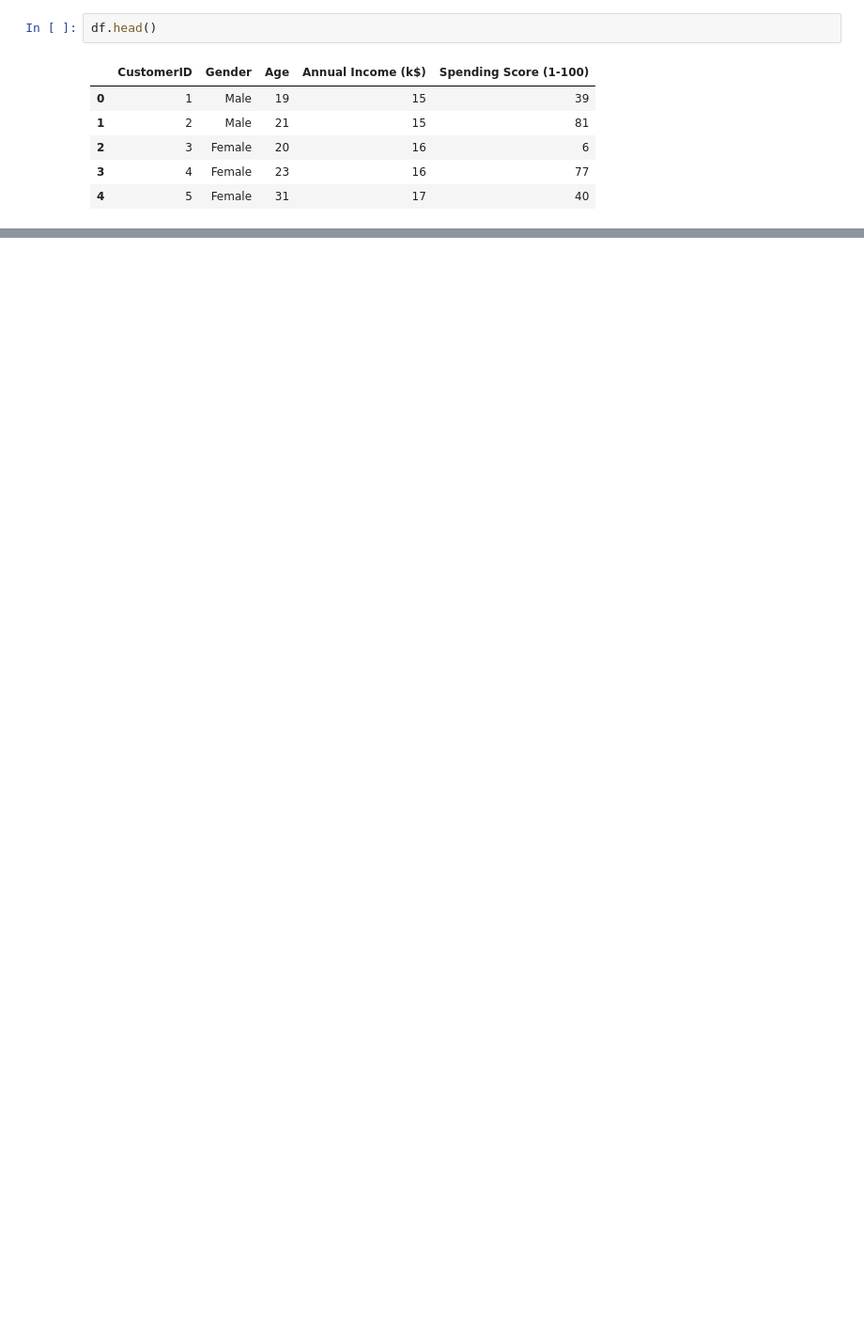
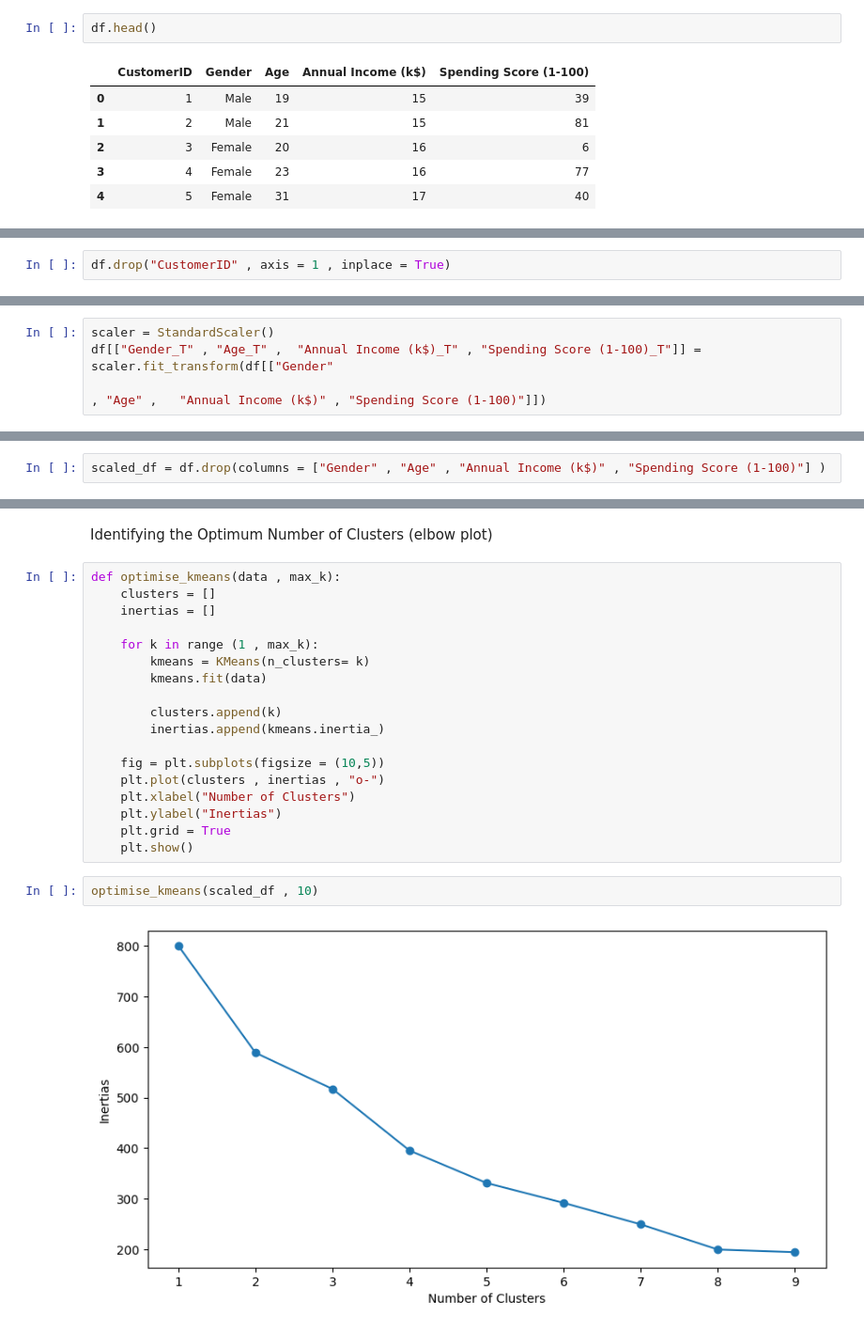
Before and after one commit to shahdAhmed101/PRODIGY_ML_02, a Jupyter notebook: Task 02.ipynb, the cells around one changed output, grey strips where cells are left out. Shown: that part at 94% size. Saved outputs shown, nothing was run; the diff lists cells and outputs as text; blank space fills up the shorter version.

```diff
--- a/Task 02.ipynb
+++ b/Task 02.ipynb
@@ -13,0 +74,2 @@ df.head()
+# %%
+df.drop("CustomerID" , axis = 1 , inplace = True)
@@ -13,0 +89,4 @@ df.head()
+# %%
+scaler = StandardScaler()
+df[["Gender_T" , "Age_T" ,	"Annual Income (k$)_T" , "Spending Score (1-100)_T"]] = scaler.fit_transform(df[["Gender"
+                                                                                                            , "Age" ,	"Annual Income (k$)" , "Spending Score (1-100)"]])
@@ -13,0 +109,2 @@ df.head()
+# %%
+scaled_df = df.drop(columns = ["Gender" , "Age" , "Annual Income (k$)" , "Spending Score (1-100)"] )
@@ -13,0 +122,24 @@ df.head()
+# %% [markdown]
+Identifying the Optimum Number of Clusters (elbow plot)
+# %%
+def optimise_kmeans(data , max_k):
+    clusters = []
+    inertias = []
+
+    for k in range (1 , max_k):
+        kmeans = KMeans(n_clusters= k)
+        kmeans.fit(data)
+
+        clusters.append(k)
+        inertias.append(kmeans.inertia_)
+
+    fig = plt.subplots(figsize = (10,5))
+    plt.plot(clusters , inertias , "o-")
+    plt.xlabel("Number of Clusters")
+    plt.ylabel("Inertias")
+    plt.grid = True
+    plt.show()
+# %%
+optimise_kmeans(scaled_df , 10)
+# %% [output]
+[figure, added]
```
Also changed, not shown: parts of 24 cells of this notebook.
